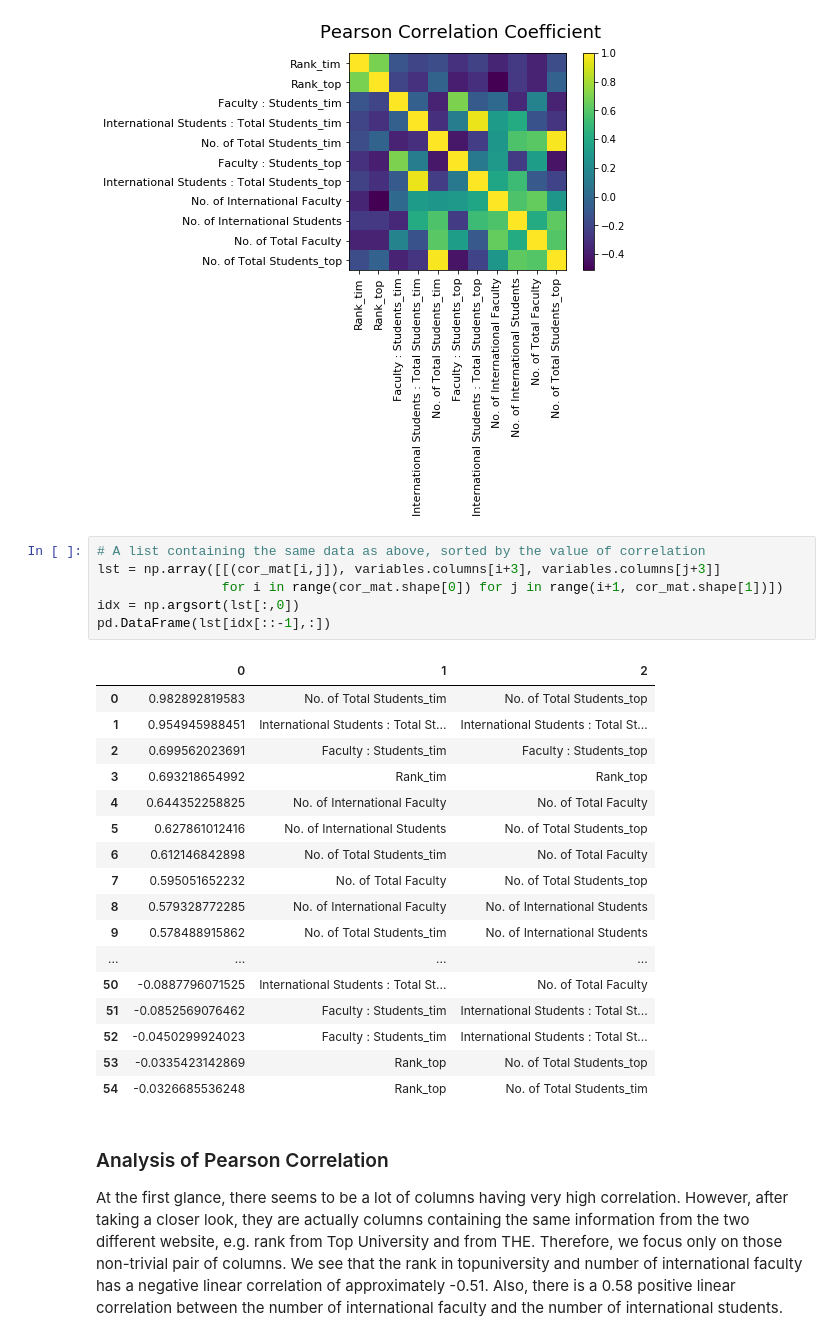
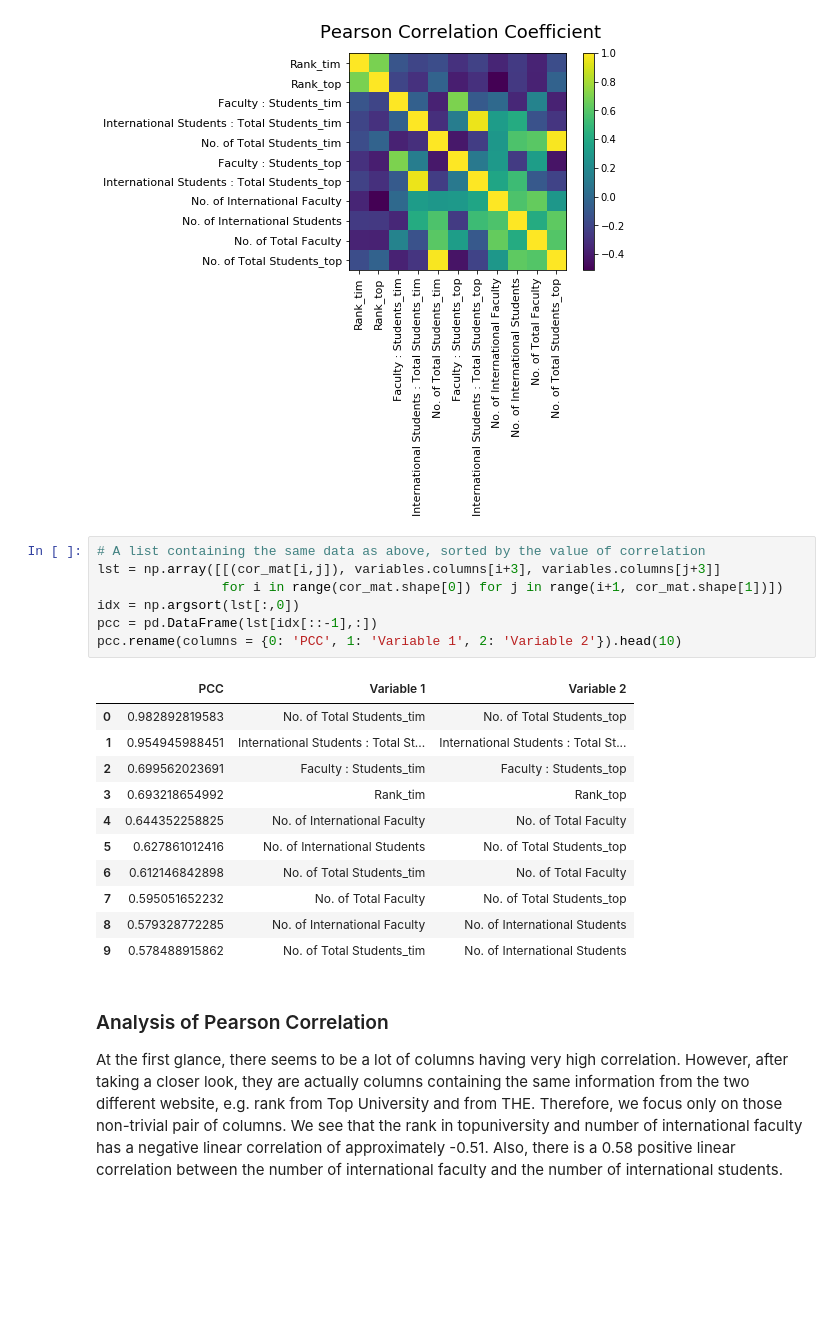
Before and after one commit to justcho5/ADA, a Jupyter notebook: homework02.ipynb, the cells around one changed output. Cells and saved outputs as stored; diff of their text form; blank space fills up the shorter version.

```diff
--- a/homework02.ipynb
+++ b/homework02.ipynb
@@ -773,11 +769,12 @@ plt.show()
 # %%
 # A list containing the same data as above, sorted by the value of correlation
 lst = np.array([[(cor_mat[i,j]), variables.columns[i+3], variables.columns[j+3]]
                 for i in range(cor_mat.shape[0]) for j in range(i+1, cor_mat.shape[1])])
 idx = np.argsort(lst[:,0])
-pd.DataFrame(lst[idx[::-1],:])
+pcc = pd.DataFrame(lst[idx[::-1],:])
+pcc.rename(columns = {0: 'PCC', 1: 'Variable 1', 2: 'Variable 2'}).head(10)
 # %% [output]
-|  | 0 | 1 | 2 |
+|  | PCC | Variable 1 | Variable 2 |
 | 0 | 0.982892819583 | No. of Total Students_tim | No. of Total Students_top |
 | 1 | 0.954945988451 | International Students : Total St... | International Students : Total St... |
 | 2 | 0.699562023691 | Faculty : Students_tim | Faculty : Students_top |
@@ -788,12 +785,6 @@ pd.DataFrame(lst[idx[::-1],:])
 | 7 | 0.595051652232 | No. of Total Faculty | No. of Total Students_top |
 | 8 | 0.579328772285 | No. of International Faculty | No. of International Students |
 | 9 | 0.578488915862 | No. of Total Students_tim | No. of International Students |
-| ... | ... | ... | ... |
-| 50 | -0.0887796071525 | International Students : Total St... | No. of Total Faculty |
-| 51 | -0.0852569076462 | Faculty : Students_tim | International Students : Total St... |
-| 52 | -0.0450299924023 | Faculty : Students_tim | International Students : Total St... |
-| 53 | -0.0335423142869 | Rank_top | No. of Total Students_top |
-| 54 | -0.0326685536248 | Rank_top | No. of Total Students_tim |
 # %% [markdown]
 ### Analysis of Pearson Correlation
 At the first glance, there seems to be a lot of columns having very high correlation. However, after taking a closer look, they are actually columns containing the same information from the two different website, e.g. rank from Top University and from THE. Therefore, we focus only on those non-trivial pair of columns. We see that the rank in topuniversity and number of international faculty has a negative linear correlation of approximately -0.51. Also, there is a 0.58 positive linear correlation between the number of international faculty and the number of international students.
```
Also changed, not shown: parts of 8 cells of this notebook.
